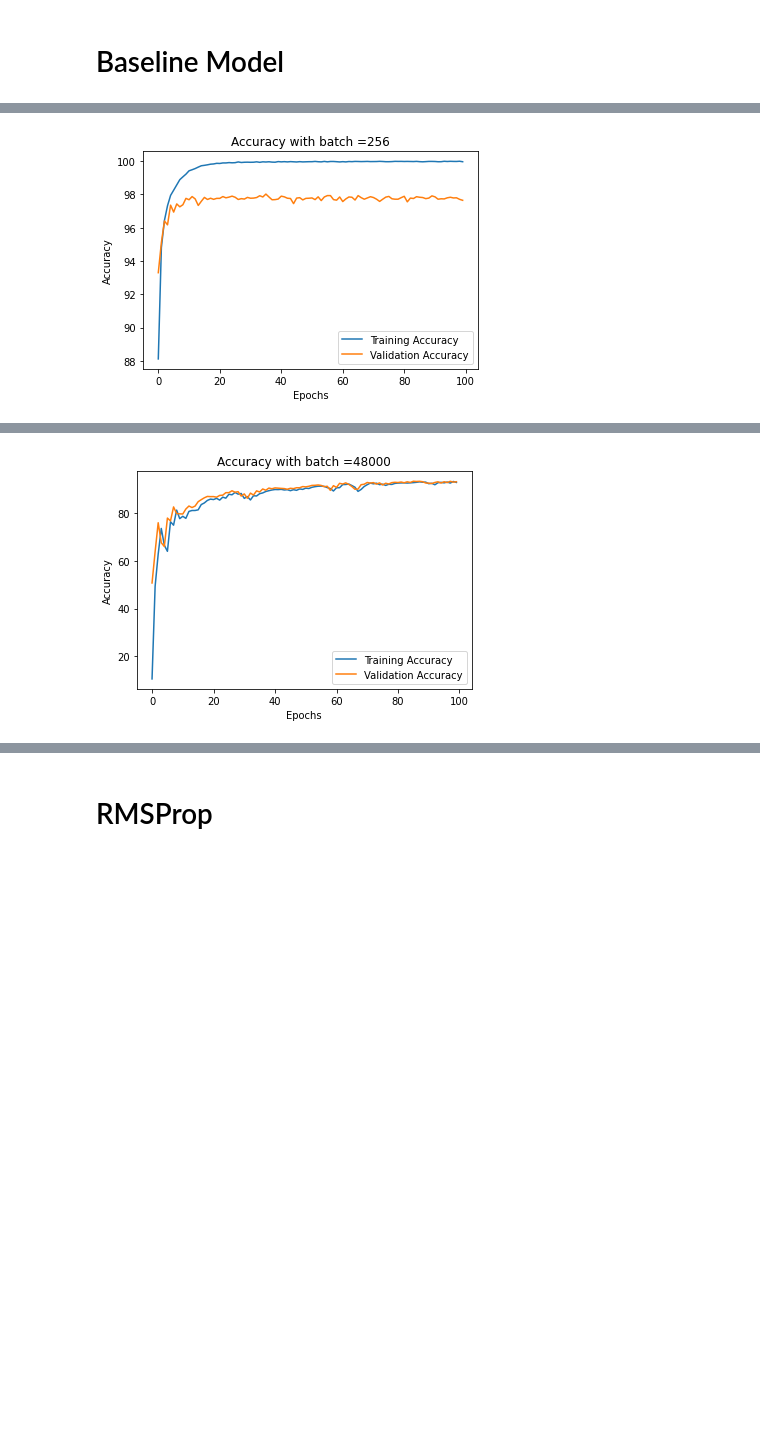
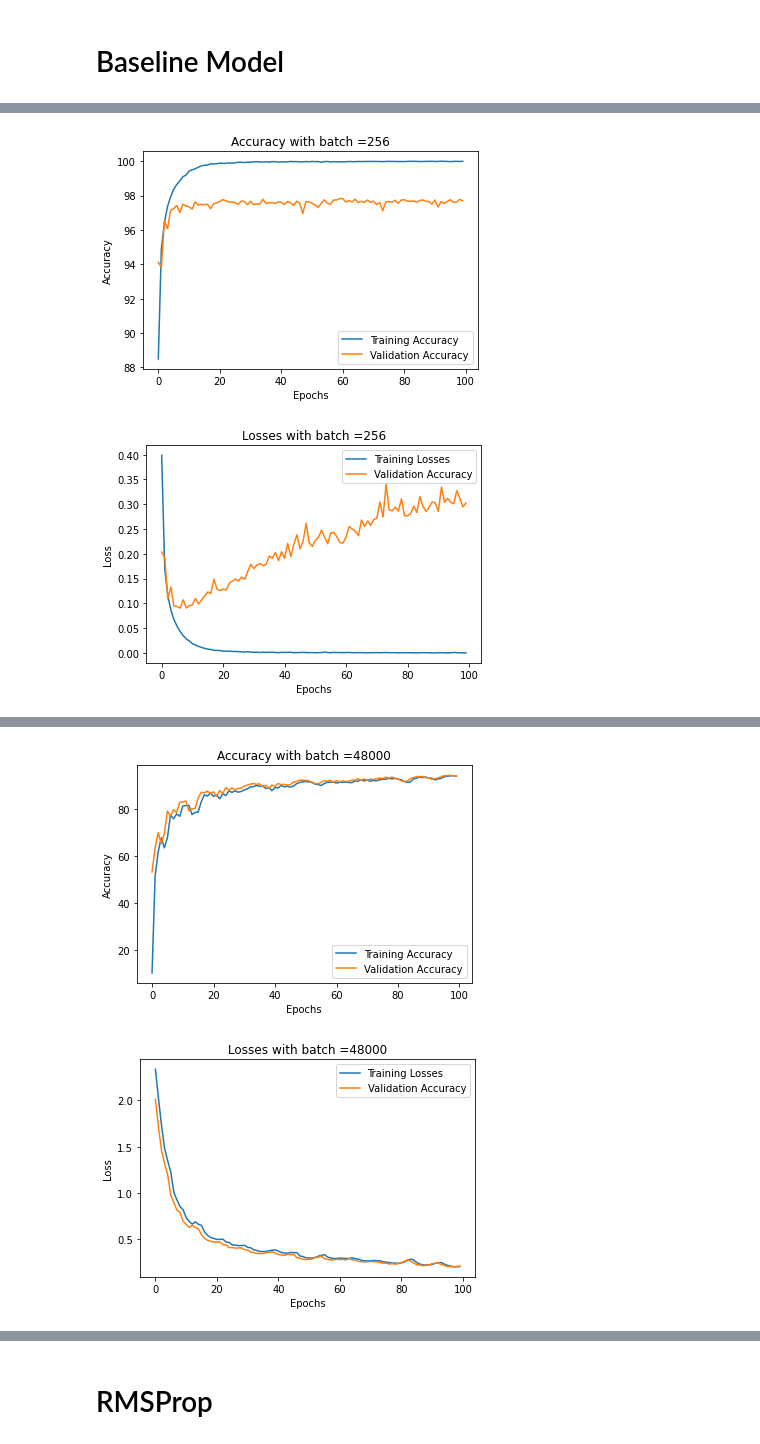
Before and after one commit to mylo19/Computanional-Intellince, a Jupyter notebook: mpl-mnist.ipynb, the cells around one changed output, grey strips where cells are left out. Saved outputs shown, nothing was run; the diff lists cells and outputs as text; code cells hidden in the pictures; blank space fills up the shorter version.

```diff
--- a/mpl-mnist.ipynb
+++ b/mpl-mnist.ipynb
@@ -52,7 +68,6 @@ for batch in batch_sizes_baseline:
 
     train_accuracy = [fit_model.history['categorical_accuracy'][i] * 100 for i in range(100)]
     validation_accuracy = [fit_model.history['val_categorical_accuracy'][i] * 100 for i in range(100)]
-    print(train_accuracy)
 
     plt.plot(train_accuracy)
     plt.plot(validation_accuracy)
@@ -62,6 +77,19 @@ for batch in batch_sizes_baseline:
     plt.ylabel('Accuracy')
     plt.legend(['Training Accuracy', 'Validation Accuracy'], loc='lower right')
     plt.show()
+
+    train_loss = fit_model.history['loss']
+    validation_loss = fit_model.history['val_loss']
+
+    plt.plot(train_loss)
+    plt.plot(validation_loss)
+
+    plt.title(f'Losses with batch =' + str(batch))
+    plt.xlabel('Epochs')
+    plt.ylabel('Loss')
+    plt.legend(['Training Losses', 'Validation Accuracy'], loc='upper right')
+    plt.show()
+
     print(time.time() - start)
 # %% [output]
 Epoch 1/100
@@ -84 +112,2 @@ Epoch 100/100
-[figure, old version]
+[figure, new version]
+[figure, new version]
@@ -102 +131,2 @@ Epoch 100/100
-[figure, old version]
+[figure, added]
+[figure, added]
```
Also changed, not shown: parts of 3 cells of this notebook.
